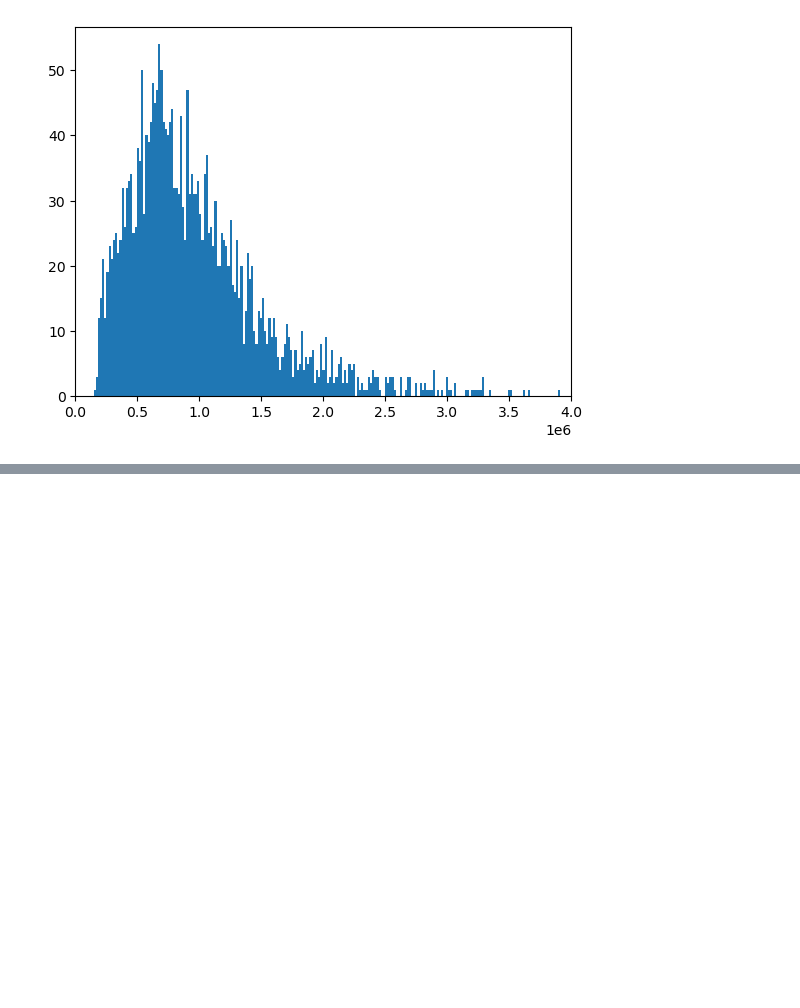
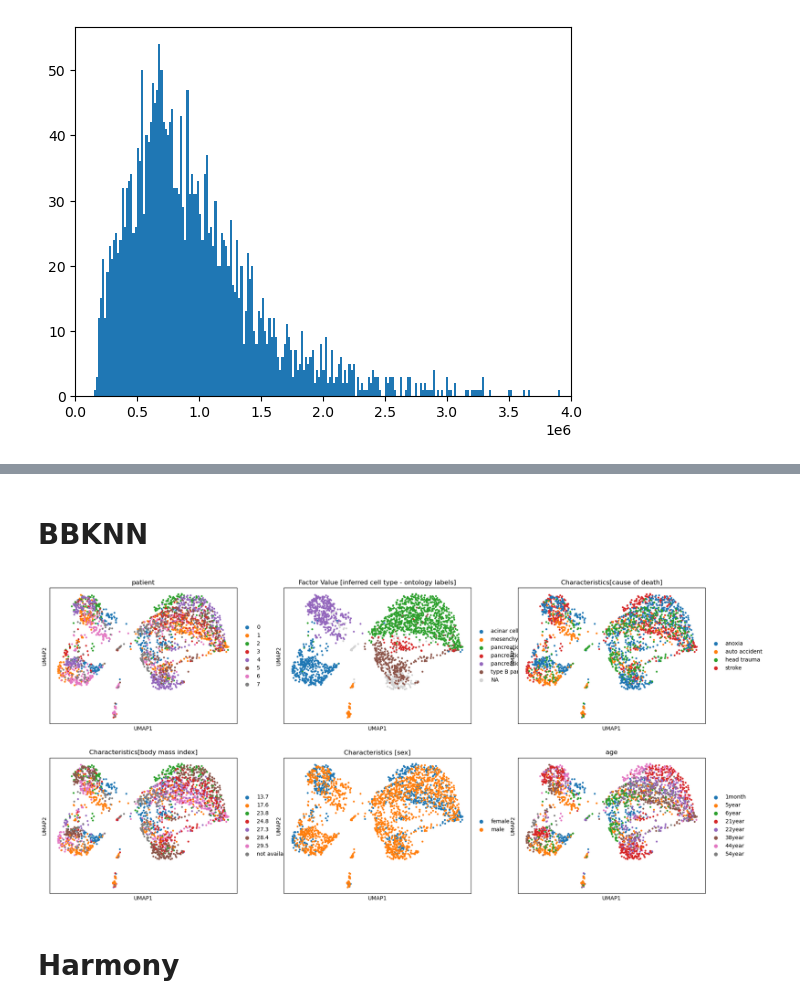
Before and after one commit to galicae/ue300164, a Jupyter notebook: units/03-integration.ipynb, the cells around one changed output, grey strips where cells are left out. Drawn from its saved outputs; the diff is of its cells as text; code cells hidden in the pictures; blank space fills up the shorter version.

```diff
--- a/units/03-integration.ipynb
+++ b/units/03-integration.ipynb
@@ -119,0 +120,7 @@ sc.pl.umap(downsampling, color=["patient",
+# %% [markdown]
+# BBKNN
+# %%
+bbknn = ad.concat(patients.values(), join="outer", label="patient")
+# Let's transfer the metadata from a previous file:
+bbknn.var = patients["scRSq01"].var[["gene_names", "mitochondrial", "ribosomal"]].copy()
+sc.pp.calculate_qc_metrics(bbknn, inplace=True)
@@ -119,0 +136,11 @@ sc.pl.umap(downsampling, color=["patient",
+# %%
+sc.pl.umap(bbknn, color=["patient",
+                         "Factor Value [inferred cell type - ontology labels]",
+                         "Characteristics[cause of death]",
+                         "Characteristics[body mass index]",
+                         "Characteristics [sex]",
+                         "age"], ncols=3);
+# %% [output]
+[figure, added]
+# %% [markdown]
+# Harmony
```
Also changed, not shown: parts of 18 cells of this notebook, 1 other file.
